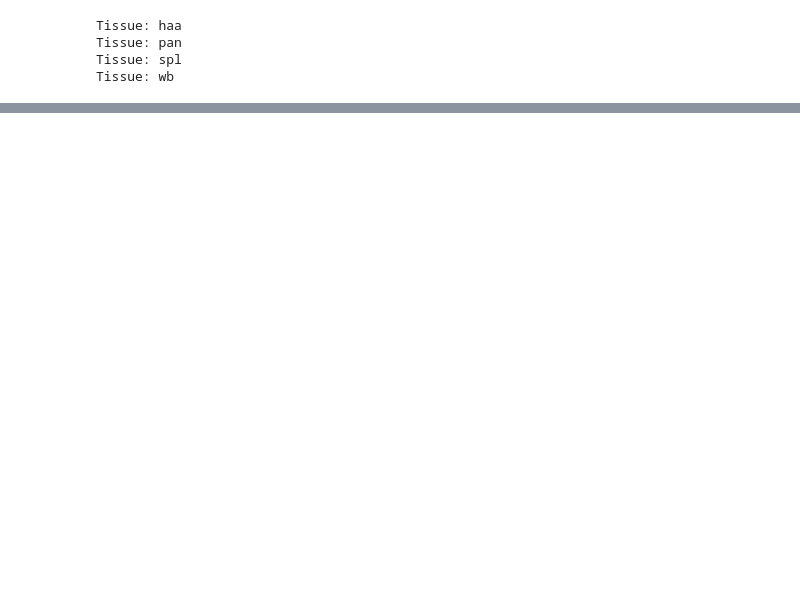
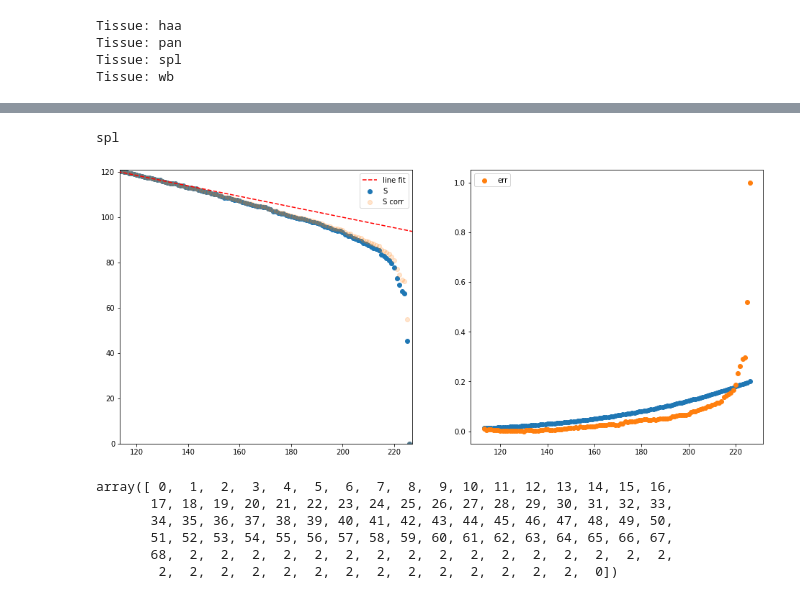
Before and after one commit to banskt/trans-eqtl-pipeline, a Jupyter notebook: analysis/jupyter/revisions/write_crossmappability_expression.ipynb, the cells around one changed output, grey strips where cells are left out. Saved outputs shown, nothing was run; the diff lists cells and outputs as text; code cells hidden in the pictures; blank space fills up the shorter version.

```diff
--- a/analysis/jupyter/revisions/write_crossmappability_expression.ipynb
+++ b/analysis/jupyter/revisions/write_crossmappability_expression.ipynb
@@ -306,0 +468,78 @@ Tissue: wb
+# %%
+import matplotlib.pyplot as plt
+from scipy.optimize import curve_fit
+from sklearn.linear_model import LinearRegression
+
+def fit_line(S):
+    rank = len(S)
+    start= int(rank*55/100)
+    end  = int(rank*55/100+3)
+    x    = np.arange(rank)[start:end].reshape(-1, 1)
+    y    = S[start:end].reshape(-1, 1)
+    reg = LinearRegression().fit(x, y)
+    b  = reg.coef_[0]
+    y0 = reg.intercept_
+    return b, y0
+
+def func(x, a, b):
+    return a * x**4 + b
+
+def correct_S(S):
+    rank = len(S)
+    x_vals = np.arange(rank/2, rank)
+    b, y0 = fit_line(S)
+    y_vals = y0 + b * x_vals
+    err  = np.abs(y_vals - S[int(rank/2): rank])
+    popt, pcov = curve_fit(func, x_vals, err/np.max(err), bounds=(0,[1,1]))
+    corr = np.zeros(len(S))
+    corr[:int(rank/2)] = S[:int(rank/2)]
+    corr[int(rank/2):] = S[int(rank/2): rank] + err*func(x_vals, *popt)
+    corr[-1] = S[-1]
+    return corr, popt, err
+
+def abline(ax, slope, intercept):
+    """Plot a line from slope and intercept"""
+    x_vals = np.array(ax.get_xlim())
+    y_vals = intercept + slope * x_vals
+    ax.plot(x_vals, y_vals, '--', zorder=10, color="red", label="line fit")
+
+print(ts)
+rank = len(S)
+fig = plt.figure(figsize=(16,7))
+ax1 = fig.add_subplot(121)
+ax2 = fig.add_subplot(122)
+
+ax1.scatter(np.arange(len(S)), S, label="S")
+
+b, y0 = fit_line(S)
+abline(ax1, b, y0)
+corrS, popt, err = correct_S(S)
+ax1.scatter(np.arange(len(S)), corrS, label="S corr", alpha=0.2)
+
+x_vals = np.arange(int(rank/2), rank)
+ax2.scatter(x_vals, func(x_vals, *popt))
+ax2.scatter(x_vals, err/np.max(err), label="err")
+
+ax1.legend()
+ax2.legend()
+ax1.set_xlim(rank/2, rank)
+ax1.set_ylim(0, S[int(rank/2)])
+# plt.savefig(f"{ts}_singular_values_corrected.png")
+plt.show()
+# %% [output]
+spl
+[figure, added]
+# %%
+a = np.arange(0,100)
+b = np.repeat(1, 100)
+
+a[-31:-1] = np.repeat(2,30)
+a[-1] = 0
+a
+# %% [output]
+array([ 0,  1,  2,  3,  4,  5,  6,  7,  8,  9, 10, 11, 12, 13, 14, 15, 16,
+       17, 18, 19, 20, 21, 22, 23, 24, 25, 26, 27, 28, 29, 30, 31, 32, 33,
+       34, 35, 36, 37, 38, 39, 40, 41, 42, 43, 44, 45, 46, 47, 48, 49, 50,
+       51, 52, 53, 54, 55, 56, 57, 58, 59, 60, 61, 62, 63, 64, 65, 66, 67,
+       68,  2,  2,  2,  2,  2,  2,  2,  2,  2,  2,  2,  2,  2,  2,  2,  2,
+        2,  2,  2,  2,  2,  2,  2,  2,  2,  2,  2,  2,  2,  2,  0])
```
Also changed, not shown: parts of 20 cells of this notebook, 31 other files.
